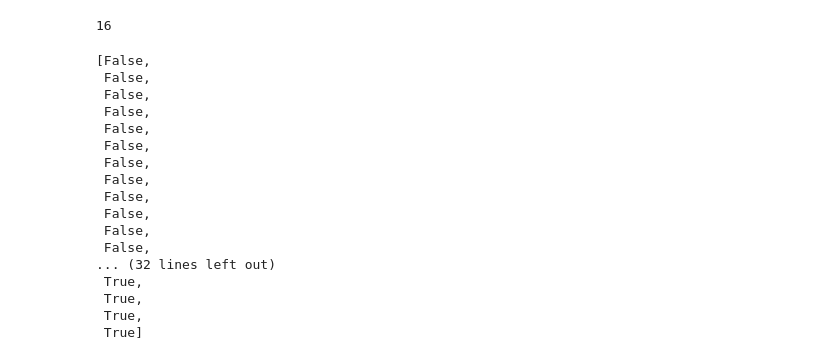
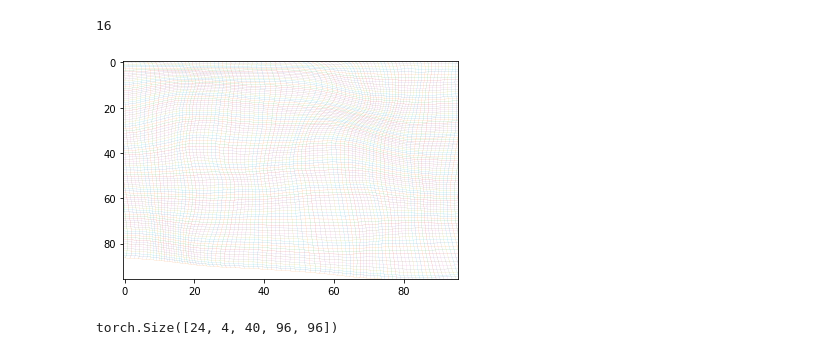
Before and after one commit to HastingsGreer/InverseConsistency, a Jupyter notebook: notebooks/InvestigateAffineDeformableKnee.ipynb, the cells around one changed output. Drawn from its saved outputs; the diff is of its cells as text; code cells hidden in the pictures.

```diff
--- a/notebooks/InvestigateAffineDeformableKnee.ipynb
+++ b/notebooks/InvestigateAffineDeformableKnee.ipynb
@@ -151,20 +135,0 @@ for p in net.affine_regis_net.parameters():
-# %%
-[p.requires_grad for p in net.parameters()]
-# %% [output]
-[False,
- False,
- False,
- False,
- False,
- False,
- False,
- False,
- False,
- False,
- False,
- False,
-... (32 lines left out)
- True,
- True,
- True,
- True]
@@ -170,0 +138,8 @@ for p in net.affine_regis_net.parameters():
+# %%
+visualize.show_as_grid(net.phi_BA[20, [1, 2], 20])
+# %% [output]
+[figure, added]
+# %%
+net.phi_AB.shape
+# %% [output]
+torch.Size([24, 4, 40, 96, 96])
```
Also changed, not shown: parts of 34 cells of this notebook, 1 other file.
